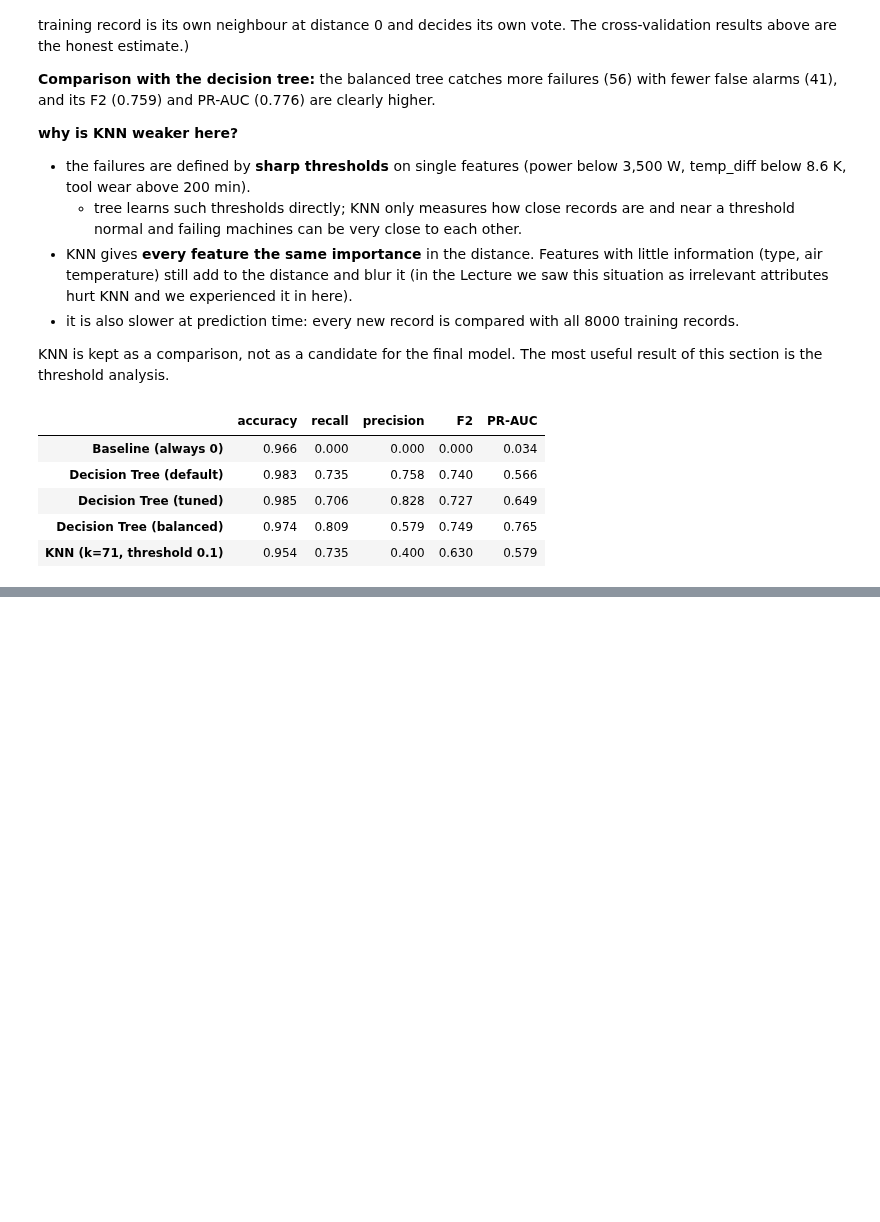
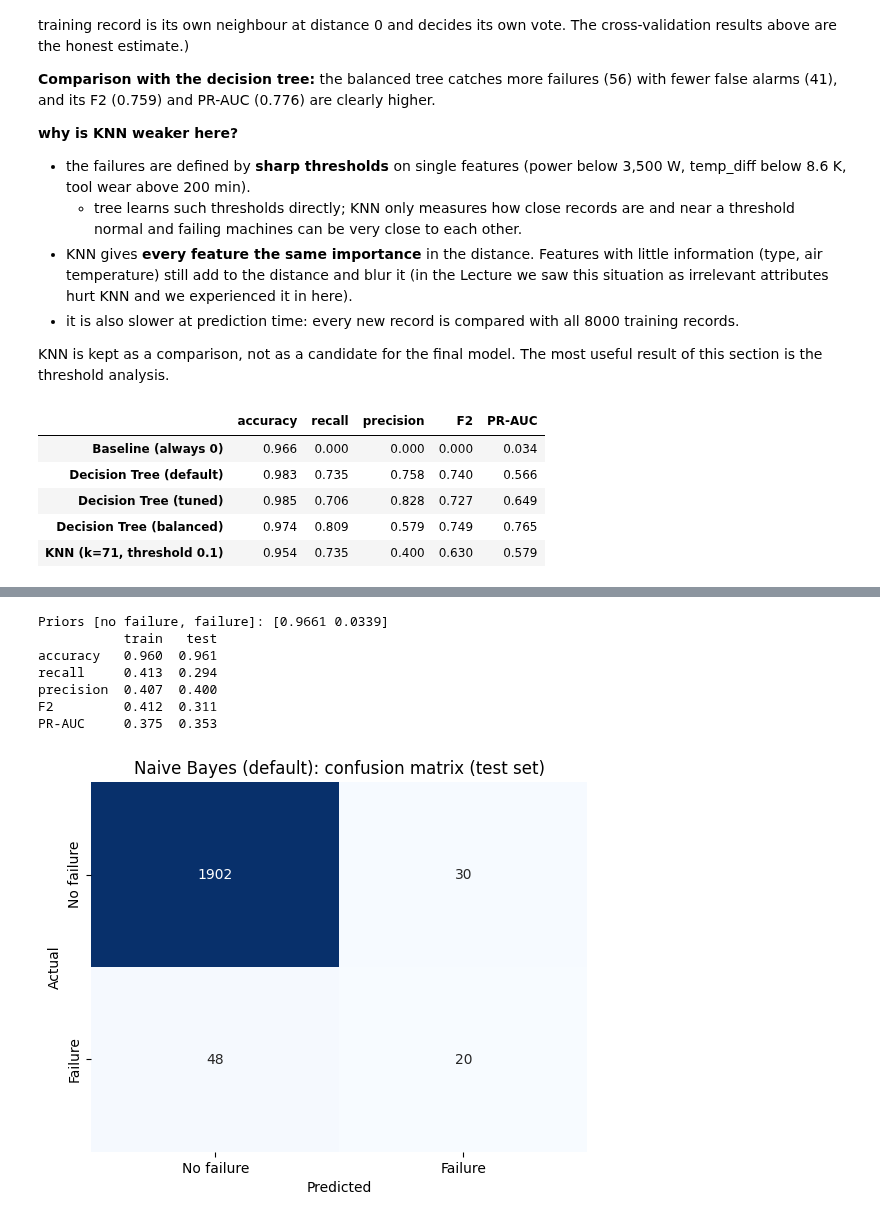
Before and after one commit to serraozkasap/ml-ai4i-predictive-maintenance, a Jupyter notebook: ai4i_predictive_maintenance.ipynb, the cells around one changed output, grey strips where cells are left out. Drawn from its saved outputs; the diff is of its cells as text; code cells hidden in the pictures; blank space fills up the shorter version.

```diff
--- a/ai4i_predictive_maintenance.ipynb
+++ b/ai4i_predictive_maintenance.ipynb
@@ -1118,0 +1133,24 @@ pd.DataFrame(results).T.round(3)
+# %%
+#I put default settings for naive bayes and priors estimated from the training set
+
+from sklearn.naive_bayes import GaussianNB
+
+nb_default = GaussianNB()
+nb_default.fit(X_train, y_train)
+
+#I check the priors the model learned (they should match the class shares in the training set)
+print("Priors [no failure, failure]:", nb_default.class_prior_.round(4))
+
+print(pd.DataFrame({"train": evaluate(nb_default, X_train, y_train),
+                    "test": evaluate(nb_default, X_test, y_test)}).round(3))
+plot_confusion(nb_default, X_test, y_test, "Naive Bayes (default): confusion matrix (test set)")
+results["Naive Bayes (default)"] = evaluate(nb_default, X_test, y_test)
+# %% [output]
+Priors [no failure, failure]: [0.9661 0.0339]
+           train   test
+accuracy   0.960  0.961
+recall     0.413  0.294
+precision  0.407  0.400
+F2         0.412  0.311
+PR-AUC     0.375  0.353
+[figure, added]
```
Also changed, not shown: parts of 35 cells of this notebook.
